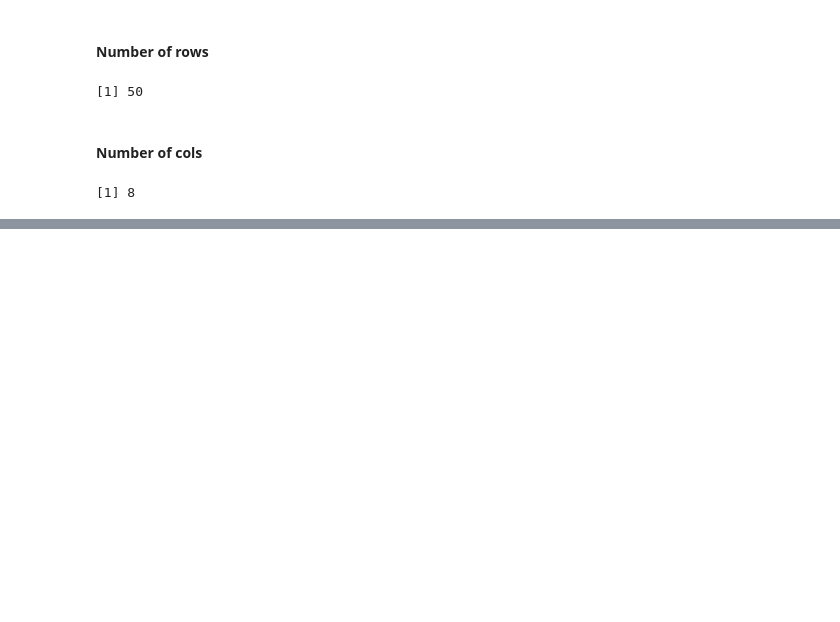
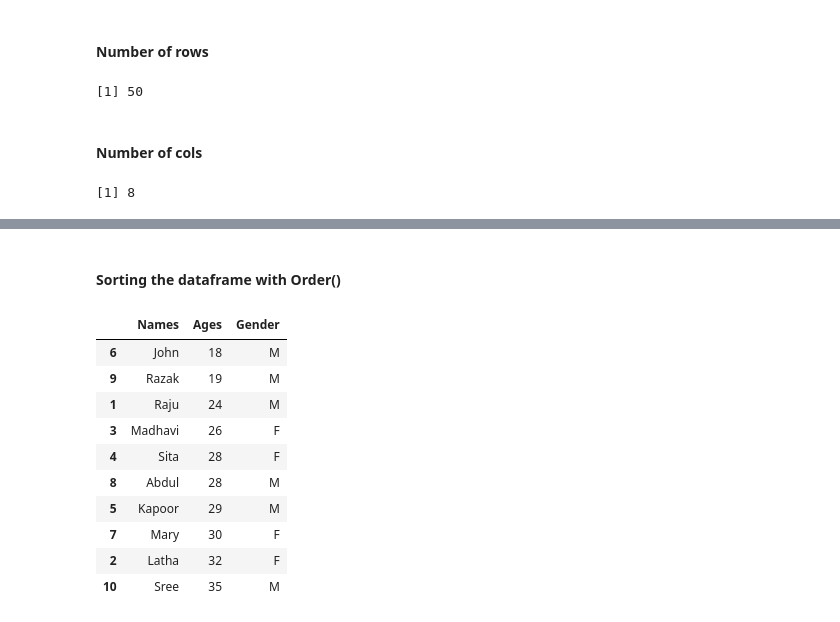
Before and after one commit to SUSREE64/R-Bootcamp, a Jupyter notebook: R-Basics/R-DataFrames.ipynb, the cells around one changed output, grey strips where cells are left out. Saved outputs shown, nothing was run; the diff lists cells and outputs as text; code cells hidden in the pictures; blank space fills up the shorter version.

```diff
--- a/R-Basics/R-DataFrames.ipynb
+++ b/R-Basics/R-DataFrames.ipynb
@@ -133,0 +136,12 @@ ncol(df)
+# %%
+# Let us make a dataframe from vectors
+Names <- c('Raju', 'Latha', 'Madhavi', 'Sita', 'Kapoor', 'John', 'Mary', 'Abdul', 'Razak', 'Sree')
+Ages <- c(24,32,26, 28, 29,18,30,28,19,35)
+Gender <- c('M','F','F','F','M','M','F','M','M','M')
+# %%
+# Make One column Dataframe
+Friends <- data.frame(Names)
+# %%
+# Bind columns to this
+Friends <- cbind(Friends,Ages)
+Friends <- cbind(Friends, Gender)
@@ -133,0 +241,20 @@ ncol(df)
+# %% [markdown]
+#### Sorting the dataframe with Order()
+# %%
+# The below line gets a sorted vector of indexes for Ages
+sorted.friends <- order(Friends['Ages'])
+# Using bracket notation we can get the sorted Dataframe
+# sorted vector is used in the rows place
+Friends[sorted.friends,]
+# %% [output]
+|  | Names | Ages | Gender |
+| 6 | John | 18 | M |
+| 9 | Razak | 19 | M |
+| 1 | Raju | 24 | M |
+| 3 | Madhavi | 26 | F |
+| 4 | Sita | 28 | F |
+| 8 | Abdul | 28 | M |
+| 5 | Kapoor | 29 | M |
+| 7 | Mary | 30 | F |
+| 2 | Latha | 32 | F |
+| 10 | Sree | 35 | M |
```
Also changed, not shown: parts of 14 cells of this notebook.
